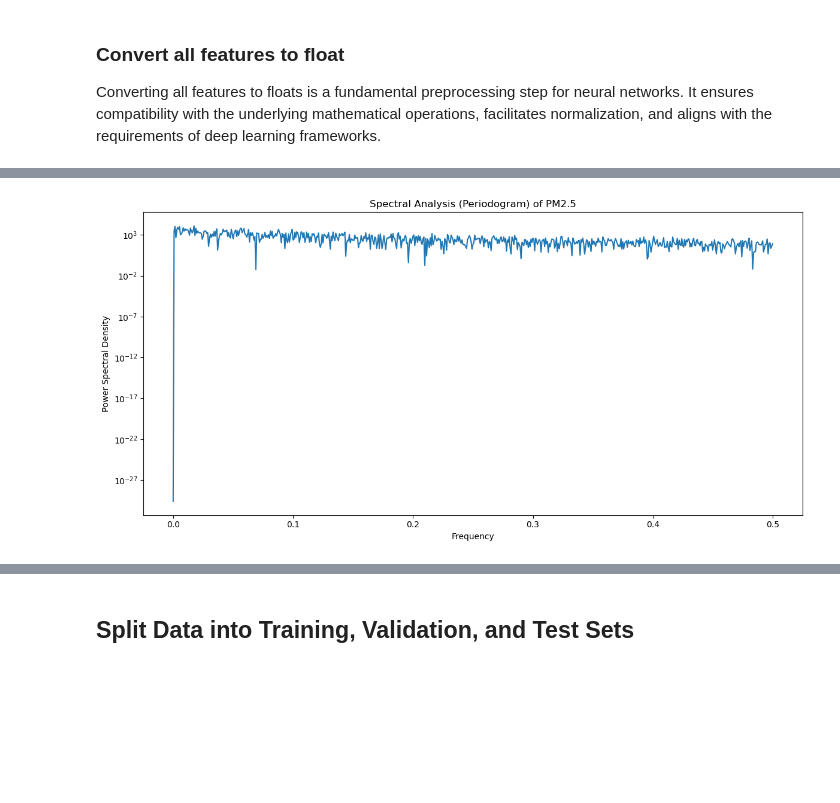
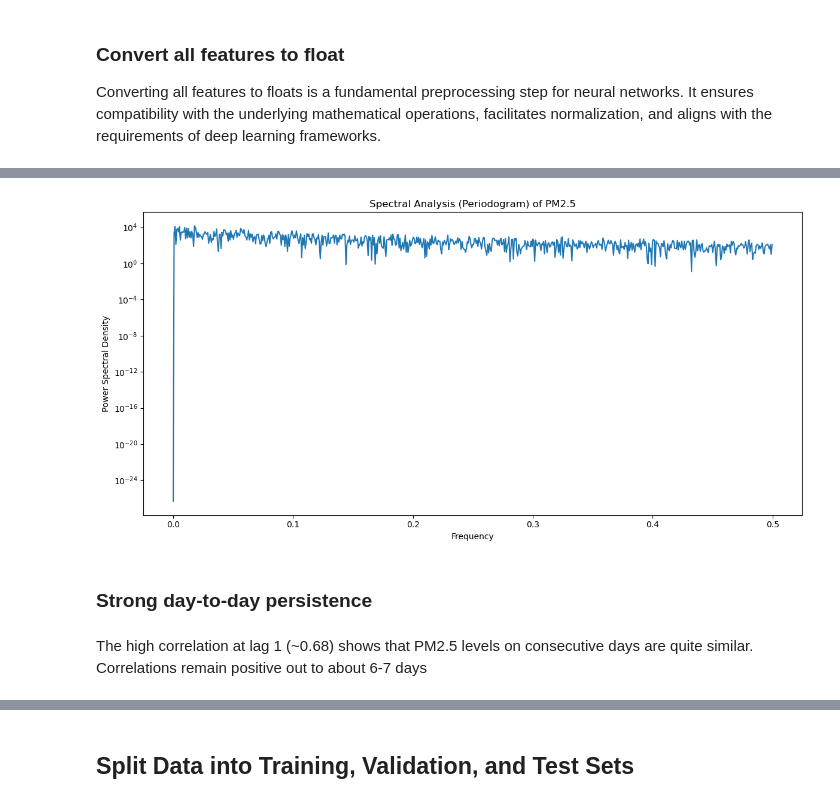
Before and after one commit to MartinRajniak/Air-Quality-Prediction, a Jupyter notebook: notebooks/air_quality_prediction.ipynb, the cells around one changed output, grey strips where cells are left out. Cells and saved outputs as stored; diff of their text form; code cells hidden in the pictures; blank space fills up the shorter version.

```diff
--- a/notebooks/air_quality_prediction.ipynb
+++ b/notebooks/air_quality_prediction.ipynb
@@ -288,11 +306,10 @@ plt.show()
 # Ensure pm25 is float and has no missing values for decomposition
 pm25_series = aqi_df["pm25"].astype(float).interpolate()
 
-result = seasonal_decompose(pm25_series, model='additive', period=365)
+plt.rcParams["figure.figsize"] = [14, 18]
 
-plt.figure(figsize=(14, 10))
+result = seasonal_decompose(pm25_series, model="additive", period=365)
 result.plot()
 plt.suptitle("Seasonal Decomposition of PM2.5 Time Series", fontsize=16)
-plt.tight_layout(rect=[0, 0, 1, 0.97])
 plt.show()
 # %% [output]
@@ -301,16 +343,19 @@ plt.show()
 # %%
 # Fill missing values in pm25 for spectral analysis
-pm25_filled = aqi_df["pm25"].astype(float).values
+pm25_series = aqi_df["pm25"].astype(float).interpolate()
 
-# Compute the periodogram
-freqs, power = periodogram(pm25_filled)
+freqs, power = periodogram(pm25_series)
 
 plt.figure(figsize=(12, 6))
 plt.semilogy(freqs, power)
 plt.title("Spectral Analysis (Periodogram) of PM2.5")
 plt.xlabel("Frequency")
 plt.ylabel("Power Spectral Density")
 plt.tight_layout()
 plt.show()
 # %% [output]
-[figure, old version]
+[figure, new version]
+# %% [markdown]
+### Strong day-to-day persistence
+# %% [markdown]
+The high correlation at lag 1 (~0.68) shows that PM2.5 levels on consecutive days are quite similar. Correlations remain positive out to about 6-7 days
```
Also changed, not shown: parts of 66 cells of this notebook.
